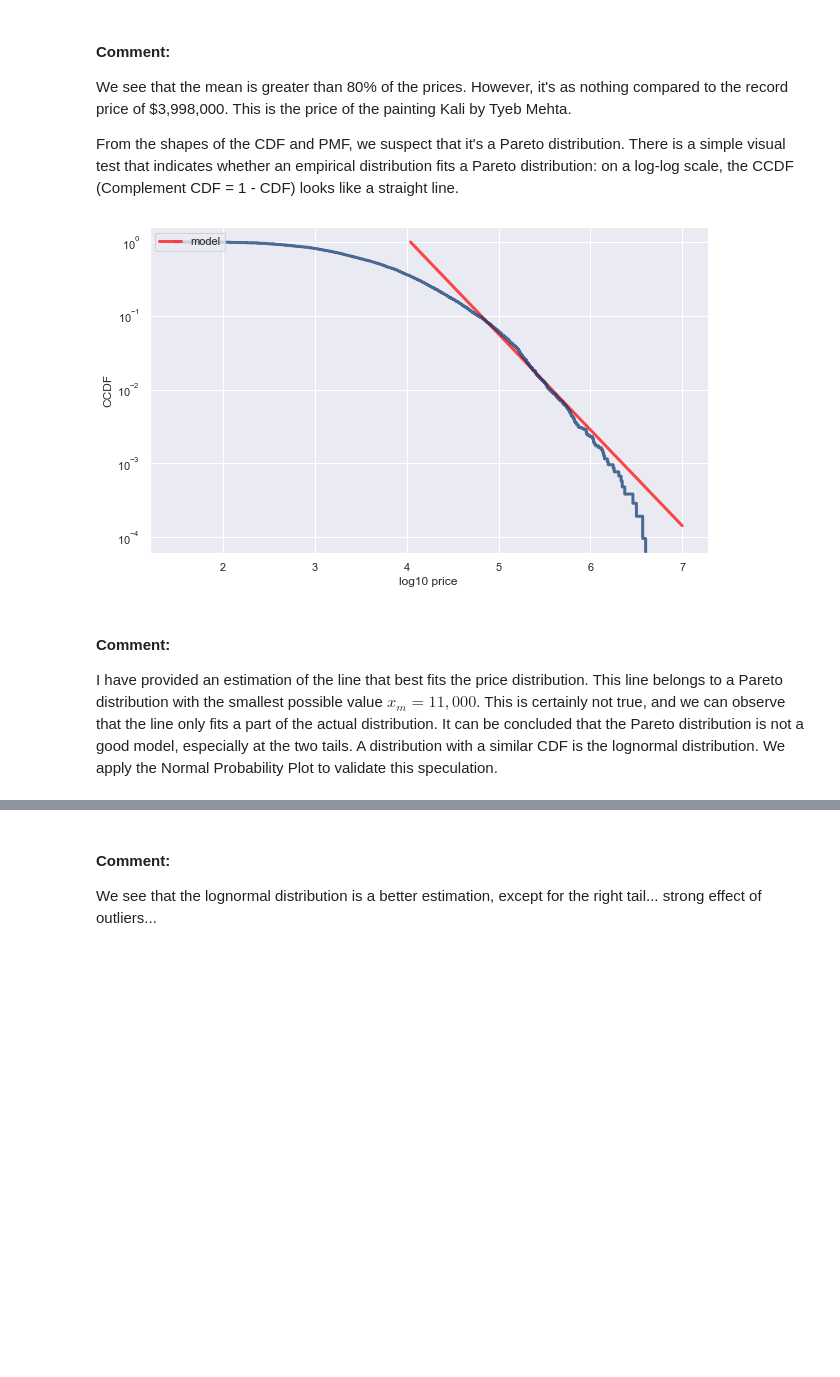
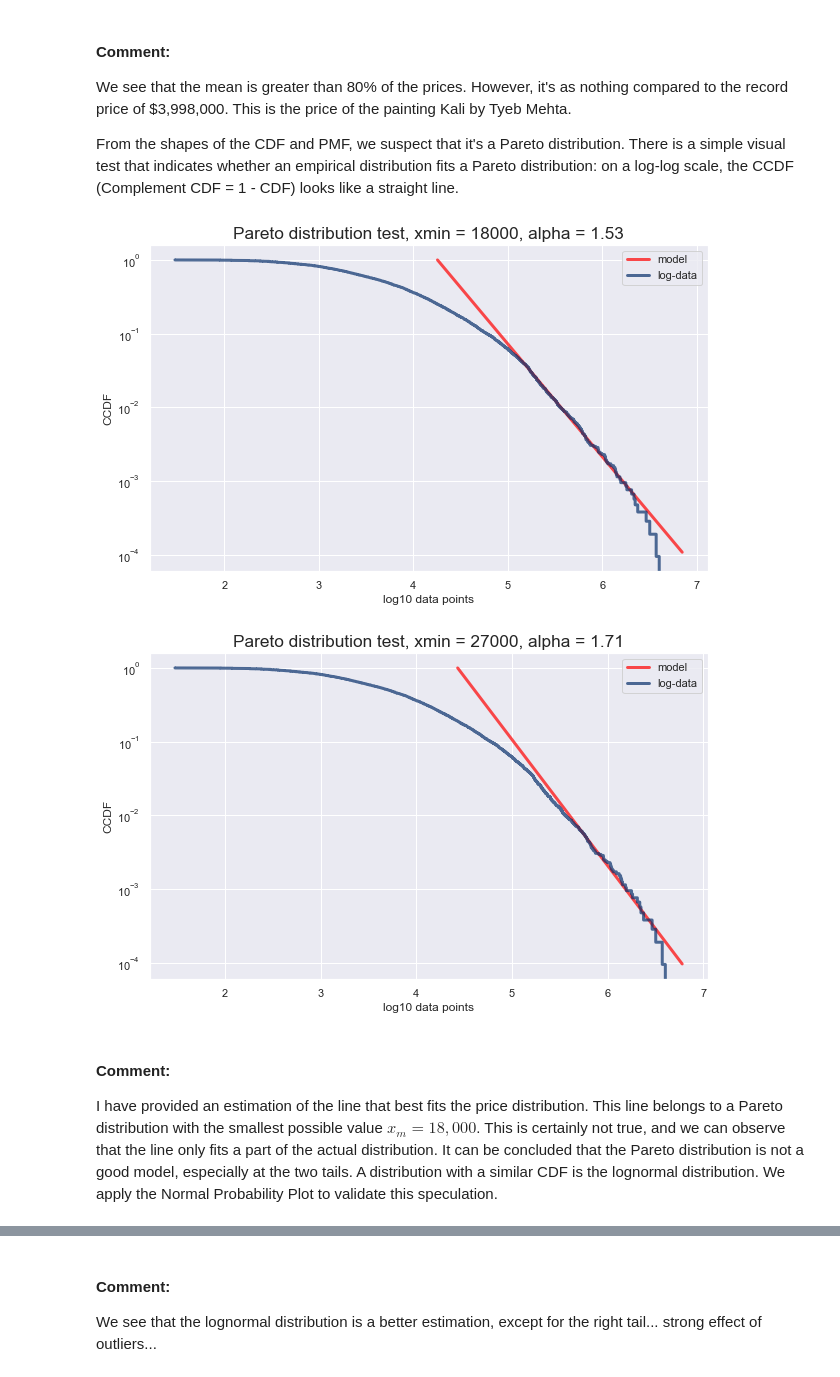
Before and after one commit to dcaohuu18/saffronart_stats_analysis, a Jupyter notebook: distributions.ipynb, the cells around one changed output, grey strips where cells are left out. Saved outputs shown, nothing was run; the diff lists cells and outputs as text; code cells hidden in the pictures; blank space fills up the shorter version.

Commit message:
change the parameters of the Pareto distribution

```diff
--- a/distributions.ipynb
+++ b/distributions.ipynb
@@ -158,22 +158,31 @@ We see that the mean is greater than 80% of the prices. However, it's as nothing
 
 From the shapes of the CDF and PMF, we suspect that it's a Pareto distribution. There is a simple visual test that indicates whether an empirical distribution fits a Pareto distribution: on a log-log scale, the CCDF (Complement CDF = 1 - CDF) looks like a straight line.
 # %%
-# Visual test for Pareto distribution:
-plt.figure(figsize = (10, 6))
+def Pareto_visual_test(value_series, xmin, alpha, low=0, high=1e7):
+    # Visual test for Pareto distribution:
+    plt.figure(figsize = (10, 6))
 
-log_price = np.log10(saffronart_df.winning_bid)
-cdf_log = thinkstats2.Cdf(log_price)
+    log_values = np.log10(value_series)
+    cdf_log = thinkstats2.Cdf(log_values)
 
-# pareto model plot
-xs, ys = thinkstats2.RenderParetoCdf(xmin=11000, alpha=1.3, low=0, high=1e7)
-thinkplot.Plot(np.log10(xs), 1-ys, label='model', color='red')
+    # pareto model plot:
+    xs, ys = thinkstats2.RenderParetoCdf(xmin, alpha, low, high)
+    thinkplot.Plot(np.log10(xs), 1-ys, label='model', color='red')
 
-thinkplot.Cdf(cdf_log, complement=True)
-thinkplot.Config(xlabel='log10 price', ylabel='CCDF', yscale='log')
+    thinkplot.Cdf(cdf_log, complement=True, label='log-data')
+    thinkplot.Config(xlabel='log10 data points', ylabel='CCDF', yscale='log')
+
+    plt.title('Pareto distribution test, xmin = {}, alpha = {}'.format(xmin, alpha), fontsize='x-large')
-# %% [output]
-[figure, removed]
+# %%
+Pareto_visual_test(saffronart_df.winning_bid, xmin=18000, alpha=1.53, high=7e6) # 67.5 : 32.5
+Pareto_visual_test(saffronart_df.winning_bid, xmin=27000, alpha=1.71, high=6e6) # 65 : 35
+
+# https://stats.stackexchange.com/questions/88394/how-to-derive-the-alpha-for-the-pareto-rule
+# %% [output]
+[figure, added]
+[figure, added]
 # %% [markdown]
 #### Comment:
-I have provided an estimation of the line that best fits the price distribution. This line belongs to a Pareto distribution with the smallest possible value $x_m = 11,000$. This is certainly not true, and we can observe that the line only fits a part of the actual distribution. It can be concluded that the Pareto distribution is not a good model, especially at the two tails. A distribution with a similar CDF is the lognormal distribution. We apply the Normal Probability Plot to validate this speculation.
+I have provided an estimation of the line that best fits the price distribution. This line belongs to a Pareto distribution with the smallest possible value $x_m = 18,000$. This is certainly not true, and we can observe that the line only fits a part of the actual distribution. It can be concluded that the Pareto distribution is not a good model, especially at the two tails. A distribution with a similar CDF is the lognormal distribution. We apply the Normal Probability Plot to validate this speculation.
 # %%
 # try a lognormal distribution:
```
Also changed, not shown: parts of 8 cells of this notebook.
